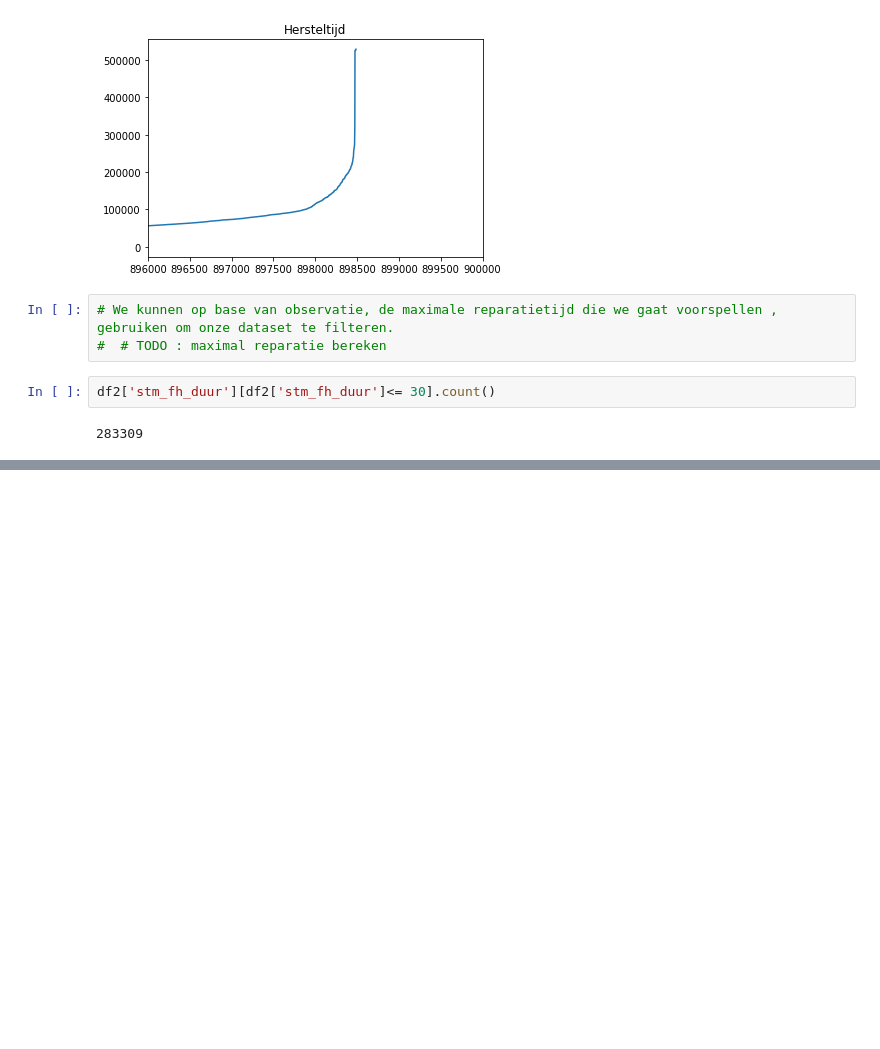
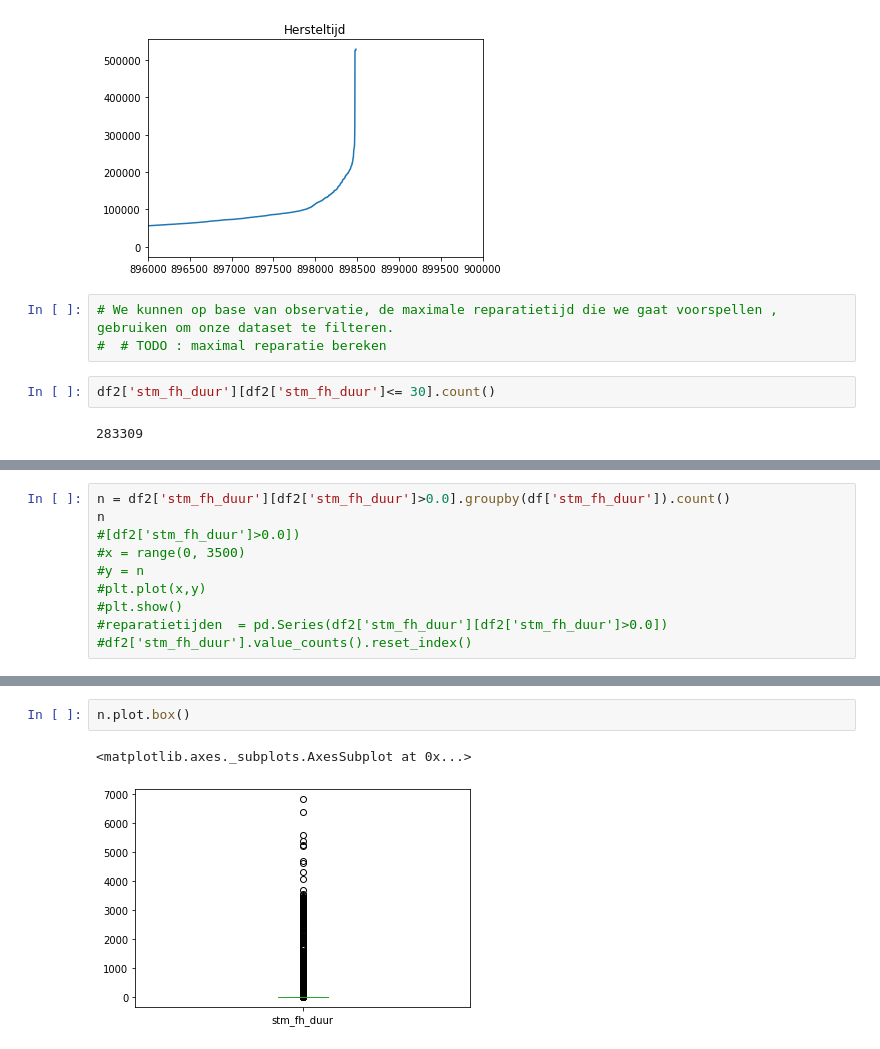
Before and after one commit to AmaryllisLee/DDB_Prorail, a Jupyter notebook: project_ProRail.ipynb, the cells around one changed output, grey strips where cells are left out. Cells and saved outputs as stored; diff of their text form; blank space fills up the shorter version.

Commit message:
range reparatietijd bepalen

```diff
--- a/project_ProRail.ipynb
+++ b/project_ProRail.ipynb
@@ -511,0 +471,10 @@ Name: stm_fh_duur, dtype: int64
+# %%
+n = df2['stm_fh_duur'][df2['stm_fh_duur']>0.0].groupby(df['stm_fh_duur']).count()
+n
+#[df2['stm_fh_duur']>0.0])
+#x = range(0, 3500)
+#y = n
+#plt.plot(x,y)
+#plt.show()
+#reparatietijden  = pd.Series(df2['stm_fh_duur'][df2['stm_fh_duur']>0.0])
+#df2['stm_fh_duur'].value_counts().reset_index()
@@ -511,0 +499,5 @@ Name: stm_fh_duur, dtype: int64
+# %%
+n.plot.box()
+# %% [output]
+<matplotlib.axes._subplots.AxesSubplot at 0x...>
+[figure, added]
```
Also changed, not shown: parts of 5 cells of this notebook, 1 other file.
